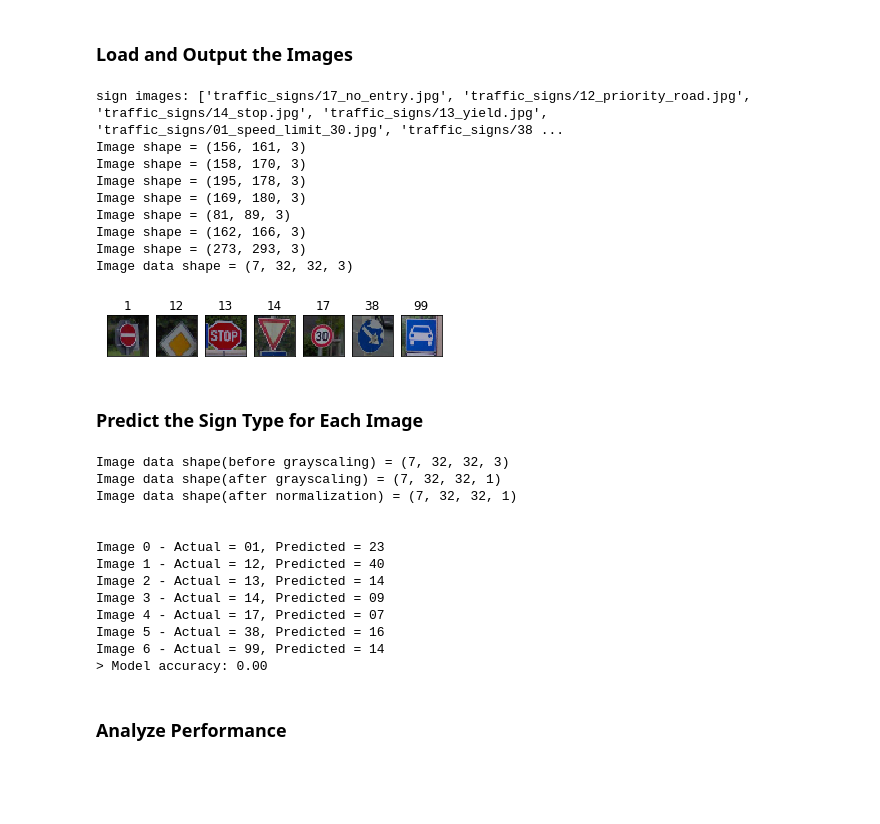
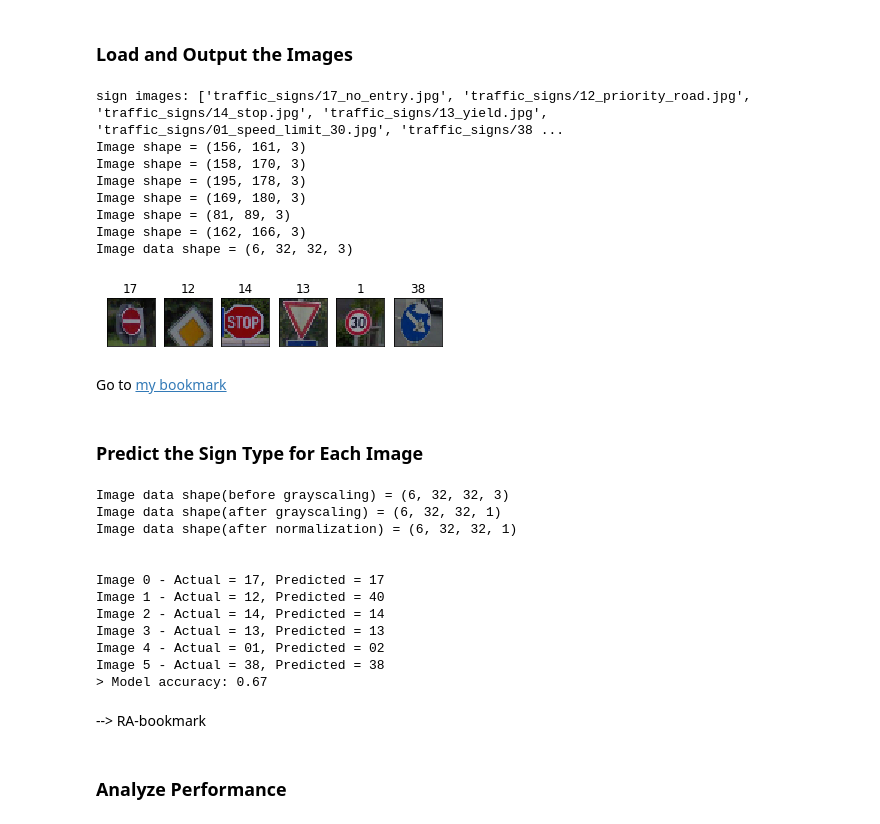
Before and after one commit to BusAI-Self-Driving-Car/Udacity-Self-Driving-Car-Engineer-Nanodegree, a Jupyter notebook: Term1-proj2-Traffic-Sign-Classifier/Traffic_Sign_Classifier.ipynb, the cells around one changed output. Drawn from its saved outputs; the diff is of its cells as text; code cells hidden in the pictures; blank space fills up the shorter version.

```diff
--- a/Term1-proj2-Traffic-Sign-Classifier/Traffic_Sign_Classifier.ipynb
+++ b/Term1-proj2-Traffic-Sign-Classifier/Traffic_Sign_Classifier.ipynb
@@ -303,12 +305,14 @@ def LeNet(x):
     print("conv1.shape = {}".format(conv1.get_shape()))
 
     # TODO: Activation.
-    #act1 = activation_relu(conv1)
-    act1 = activation_sigmoid(conv1)
+    act1 = activation_relu(conv1)
+    #act1 = activation_sigmoid(conv1)
     print("act1.shape = {}".format(act1.get_shape()))
 
+    d1 = tf.nn.dropout(act1, keep_prob=keep_prob)
+
     # TODO: Pooling. Input = 28x28x6. Output = 14x14x6.
-    pool1 = maxpool2d(act1, k=2)
+    pool1 = maxpool2d(d1, k=2)
     print("pool1.shape = {}".format(pool1.get_shape()))
 
     # TODO: Layer 2: Convolutional. Output = 10x10x16.
@@ -316,12 +320,14 @@ def LeNet(x):
     print("conv2.shape = {}".format(conv2.get_shape()))
 
     # TODO: Activation.
-    #act2 = activation_relu(conv2)
-    act2 = activation_sigmoid(conv2)
+    act2 = activation_relu(conv2)
+    #act2 = activation_sigmoid(conv2)
     print("act2.shape = {}".format(act2.get_shape()))
 
+    d2 = tf.nn.dropout(act2, keep_prob=keep_prob)
+
     # TODO: Pooling. Input = 10x10x16. Output = 5x5x16.
-    pool2 = maxpool2d(act2, k=2)
+    pool2 = maxpool2d(d2, k=2)
     print("pool2.shape = {}".format(pool2.get_shape()))
 
     # TODO: Flatten. Input = 5x5x16. Output = 400.
@@ -333,25 +339,25 @@ def LeNet(x):
     print("fc1.shape = {}".format(fc1.get_shape()))
 
     # TODO: Activation.
-    #act3 = activation_relu(fc1)
-    act3 = activation_sigmoid(fc1)
+    act3 = activation_relu(fc1)
+    #act3 = activation_sigmoid(fc1)
     print("act3.shape = {}".format(act3.get_shape()))
 
-    d1 = tf.nn.dropout(act3, keep_prob=keep_prob)
+    d3 = tf.nn.dropout(act3, keep_prob=keep_prob)
 
     # TODO: Layer 4: Fully Connected. Input = 120. Output = 84.
-    fc2 = full_connection(d1, weights['w_fc_2'], biases['b_fc_2'])
+    fc2 = full_connection(d3, weights['w_fc_2'], biases['b_fc_2'])
     print("fc2.shape = {}".format(fc2.get_shape()))
 
     # TODO: Activation.
-    #act4 = activation_relu(fc2)
-    act4 = activation_sigmoid(fc2)
+    act4 = activation_relu(fc2)
+    #act4 = activation_sigmoid(fc2)
     print("act4.shape = {}".format(act4.get_shape()))
 
-    d2 = tf.nn.dropout(act4, keep_prob=keep_prob)
+    d4 = tf.nn.dropout(act4, keep_prob=keep_prob)
 
     # TODO: Layer 5: Fully Connected. Input = 84. Output = n_classes.
-    logits = full_connection(d2, weights['w_fc_3'], biases['b_fc_3'])
+    logits = full_connection(d4, weights['w_fc_3'], biases['b_fc_3'])
     print("logits.shape = {}".format(logits.get_shape()))
 
     print("\n")
@@ -372,7 +380,7 @@ sets imply underfitting. A high accuracy on the training set but low accuracy on
 # The `EPOCH` and `BATCH_SIZE` values affect the training speed and model accuracy.
 import tensorflow as tf
 
-EPOCHS = 30 #originally was: 10
+EPOCHS = 25 #originally was: 10
 BATCH_SIZE = 128
 
 # Set up tensorflow variables
@@ -383,7 +391,7 @@ keep_prob = tf.placeholder(tf.float32)
 one_hot_y = tf.one_hot(y, n_classes)
 
 # Training Pipeline
-rate = 0.001
+rate = 0.001/1.4
 
 logits = LeNet(x)
 cross_entropy = tf.nn.softmax_cross_entropy_with_logits(labels=one_hot_y, logits=logits)
@@ -424,13 +432,12 @@ with tf.Session() as sess:
         for offset in range(0, num_examples, BATCH_SIZE):
             end = offset + BATCH_SIZE
             batch_x, batch_y = X_train[offset:end], y_train[offset:end]
-            sess.run(training_operation, feed_dict={x: batch_x, y: batch_y, keep_prob: 0.75})
+            sess.run(training_operation, feed_dict={x: batch_x, y: batch_y, keep_prob: 0.85})
 
         training_accuracy = evaluate(X_train, y_train)
         validation_accuracy = evaluate(X_valid, y_valid)
-        print("EPOCH {} ...".format(i+1))
-        print("Accuracy. Training: {:.3f}, Validation: {:.3f}".format(training_accuracy, validation_accuracy))
-        print()
+        print("EPOCH {}: Accuracy. Training: {:.3f}, Validation: {:.3f}".format(i+1,
+                                                                                training_accuracy, validation_accuracy))
 
     saver.save(sess, './lenet')
     print("Model saved")
@@ -488,37 +497,38 @@ print ("sign images: {}".format(sign_images))
 
 #img = cv2.cvtColor(cv2.imread(f), cv2.COLOR_BGR2RGB)
 #print("Image shape = {}".format(img.shape))
 
 sign_imgs = []
 for f in sign_images:
     img = cv2.cvtColor(cv2.imread(f), cv2.COLOR_BGR2RGB)
     print("Image shape = {}".format(img.shape))
     resized_image = cv2.resize(img, (32, 32))
     sign_imgs.append(resized_image)
 
 sign_imgs = np.array(sign_imgs)
 print("Image data shape = {}".format(sign_imgs.shape))
 
-sign_labels = [1, 12, 13, 14, 17, 38, 99]
+sign_labels = [17, 12, 14, 13, 1, 38]
 
 fig, axarray = plt.subplots(1, len(sign_imgs))
 for i, ax in enumerate(axarray.ravel()):
     ax.imshow(sign_imgs[i])
     ax.set_title('{}'.format(sign_labels[i]))
     plt.setp(ax.get_xticklabels(), visible=False)
     plt.setp(ax.get_yticklabels(), visible=False)
     ax.set_xticks([]), ax.set_yticks([])
 # %% [output]
 sign images: ['traffic_signs/17_no_entry.jpg', 'traffic_signs/12_priority_road.jpg', 'traffic_signs/14_stop.jpg', 'traffic_signs/13_yield.jpg', 'traffic_signs/01_speed_limit_30.jpg', 'traffic_signs/38 ...
 Image shape = (156, 161, 3)
 Image shape = (158, 170, 3)
 Image shape = (195, 178, 3)
 Image shape = (169, 180, 3)
 Image shape = (81, 89, 3)
 Image shape = (162, 166, 3)
-Image shape = (273, 293, 3)
-Image data shape = (7, 32, 32, 3)
+Image data shape = (6, 32, 32, 3)
-[figure, old version]
+[figure, new version]
+# %% [markdown]
+Go to <a href=#bookmark>my bookmark</a>
 # %% [markdown]
 ### Predict the Sign Type for Each Image
 # %%
@@ -541,19 +551,20 @@ for i, pred in enumerate(prediction):
 
 print('> Model accuracy: {:.02f}'.format(np.sum(sign_labels==prediction)/len(sign_labels)))
 # %% [output]
-Image data shape(before grayscaling) = (7, 32, 32, 3)
-Image data shape(after grayscaling) = (7, 32, 32, 1)
-Image data shape(after normalization) = (7, 32, 32, 1)
+Image data shape(before grayscaling) = (6, 32, 32, 3)
+Image data shape(after grayscaling) = (6, 32, 32, 1)
+Image data shape(after normalization) = (6, 32, 32, 1)
 
 
-Image 0 - Actual = 01, Predicted = 23
+Image 0 - Actual = 17, Predicted = 17
 Image 1 - Actual = 12, Predicted = 40
-Image 2 - Actual = 13, Predicted = 14
-Image 3 - Actual = 14, Predicted = 09
-Image 4 - Actual = 17, Predicted = 07
-Image 5 - Actual = 38, Predicted = 16
-Image 6 - Actual = 99, Predicted = 14
-> Model accuracy: 0.00
+Image 2 - Actual = 14, Predicted = 14
+Image 3 - Actual = 13, Predicted = 13
+Image 4 - Actual = 01, Predicted = 02
+Image 5 - Actual = 38, Predicted = 38
+> Model accuracy: 0.67
+# %% [markdown]
+--> RA-bookmark <a name='bookmark' />
 # %% [markdown]
 ### Analyze Performance
 # %%
```
Also changed, not shown: parts of 4 cells of this notebook, 2 other files.
